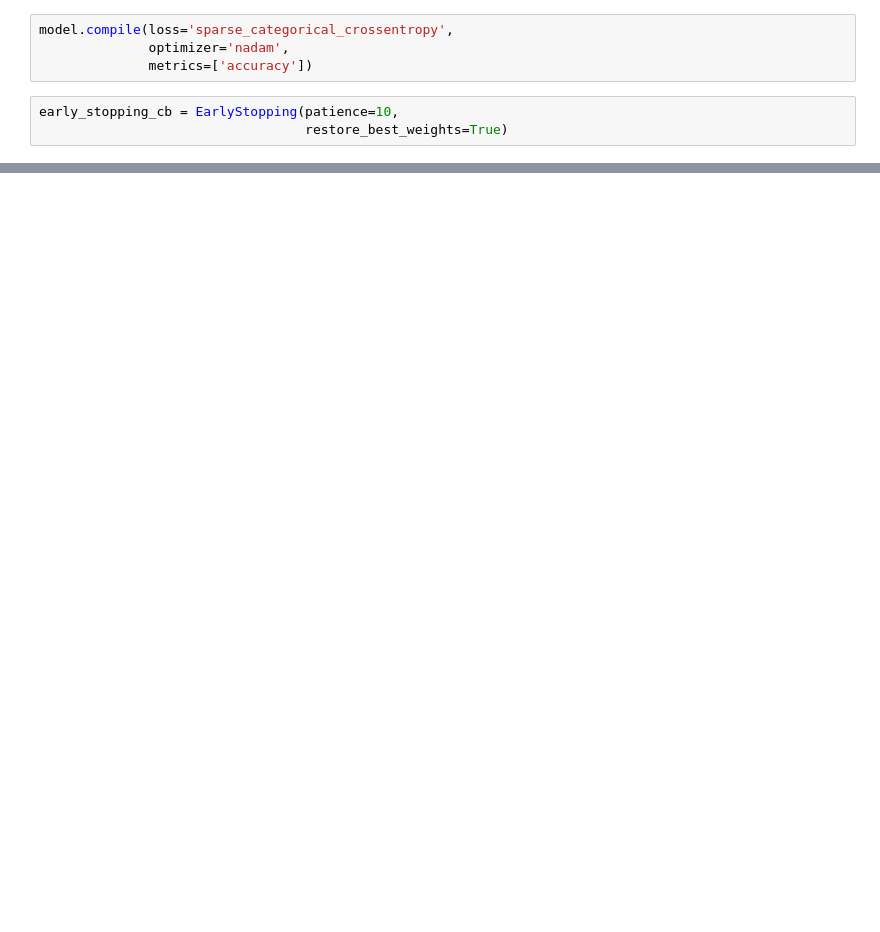
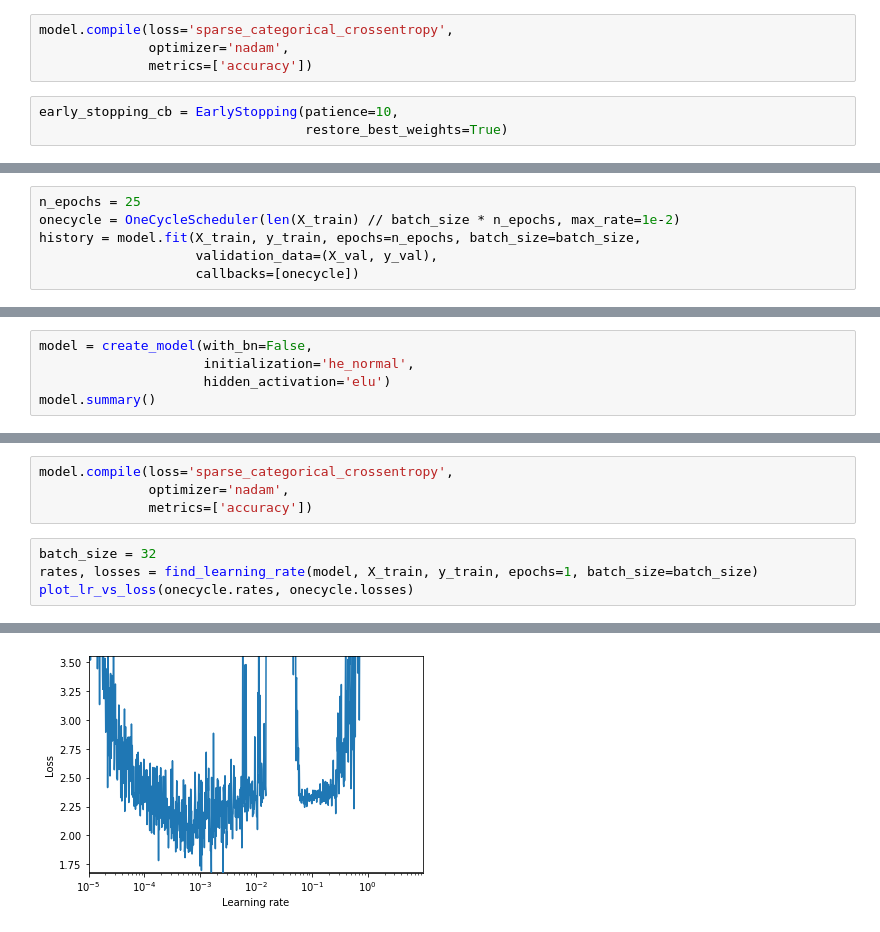
Before and after one commit to samirgadkari/ds, a Jupyter notebook: CIFAR10.ipynb, the cells around one changed output, grey strips where cells are left out. Cells and saved outputs as stored; diff of their text form; blank space fills up the shorter version.

```diff
--- a/CIFAR10.ipynb
+++ b/CIFAR10.ipynb
@@ -278,0 +852,6 @@ Epoch 29/100
+# %%
+n_epochs = 25
+onecycle = OneCycleScheduler(len(X_train) // batch_size * n_epochs, max_rate=1e-2)
+history = model.fit(X_train, y_train, epochs=n_epochs, batch_size=batch_size,
+                    validation_data=(X_val, y_val),
+                    callbacks=[onecycle])
@@ -278,0 +879,5 @@ Epoch 29/100
+# %%
+model = create_model(with_bn=False,
+                     initialization='he_normal',
+                     hidden_activation='elu')
+model.summary()
@@ -278,0 +902,9 @@ Epoch 29/100
+# %%
+model.compile(loss='sparse_categorical_crossentropy',
+              optimizer='nadam',
+              metrics=['accuracy'])
+# %%
+batch_size = 32
+rates, losses = find_learning_rate(model, X_train, y_train, epochs=1, batch_size=batch_size)
+plot_lr_vs_loss(onecycle.rates, onecycle.losses)
+# %% [output]
@@ -278,0 +913 @@ Epoch 29/100
+[figure, added]
```
Also changed, not shown: parts of 57 cells of this notebook.
